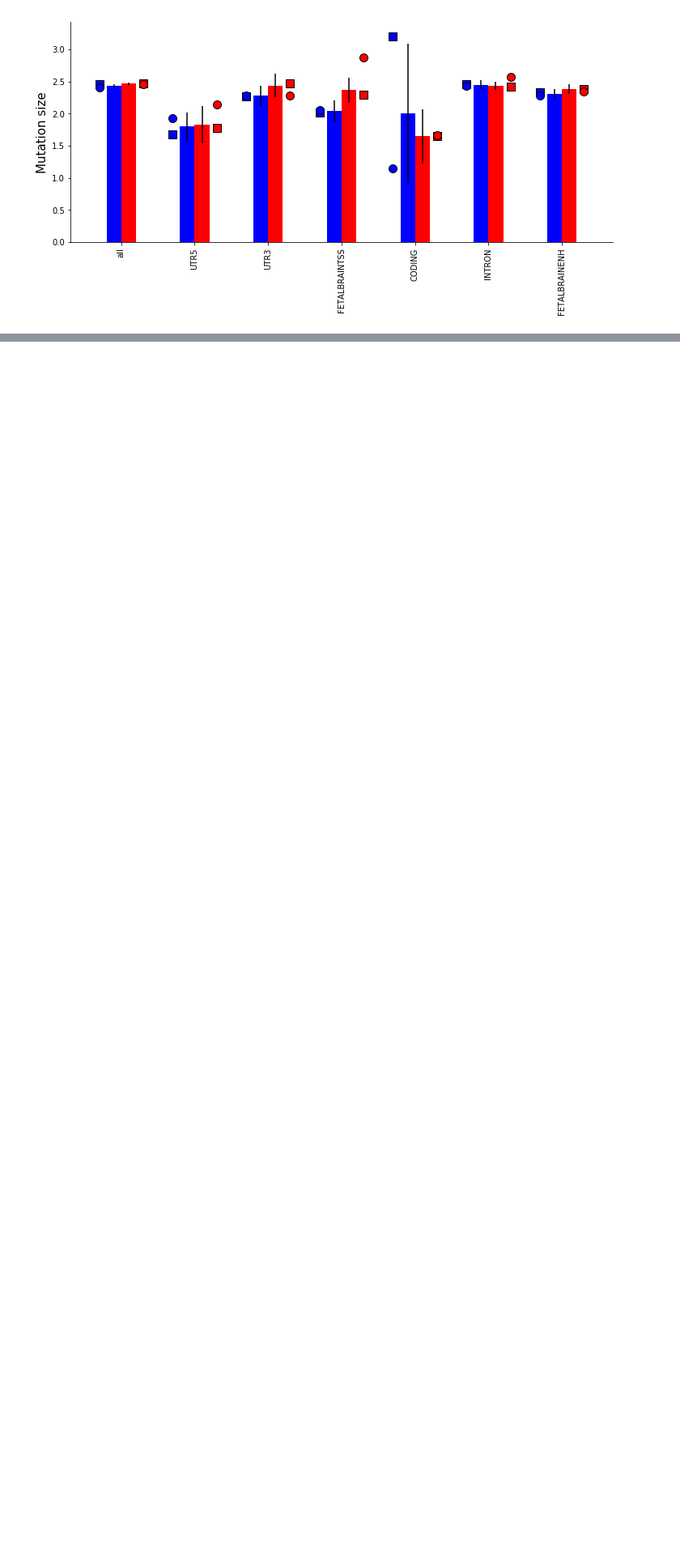
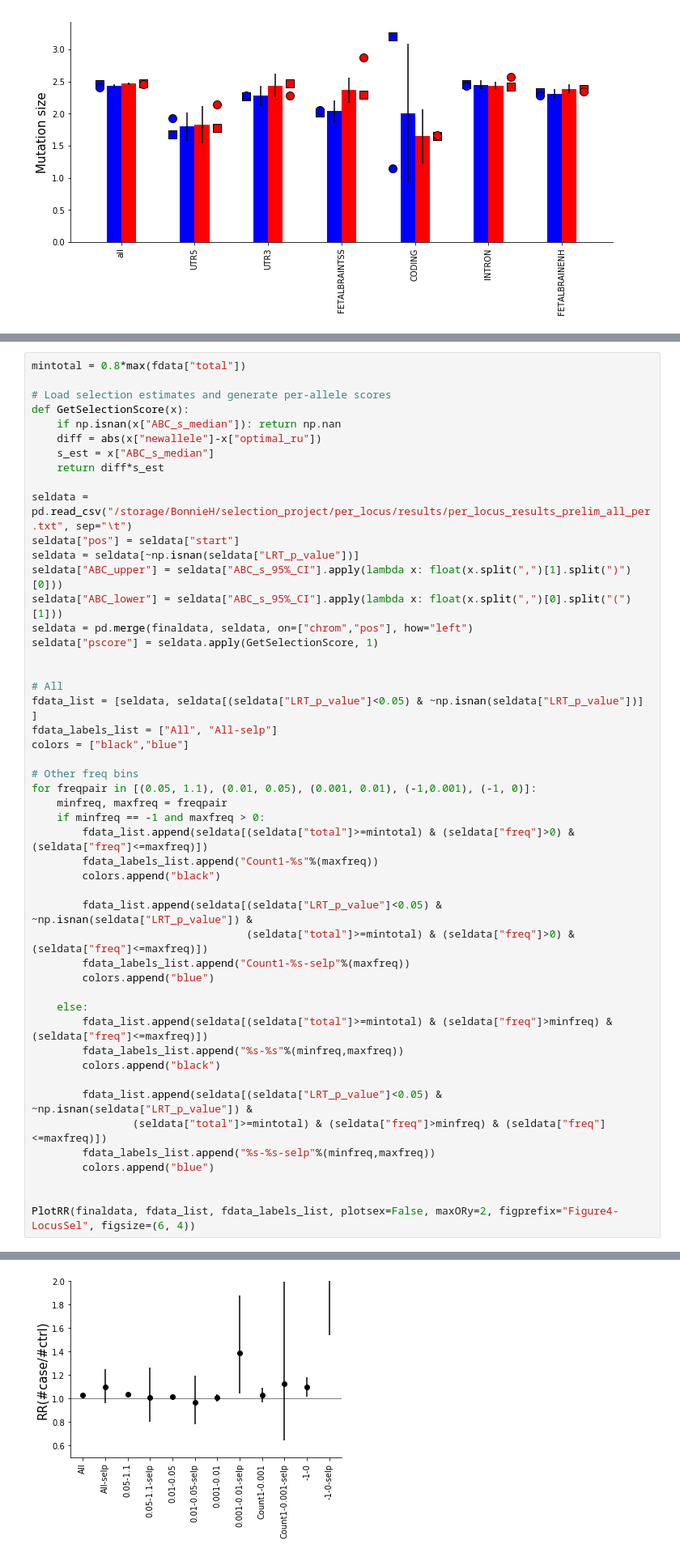
Before and after one commit to gymreklab/ssc-denovos-paper, a Jupyter notebook: figure-notebooks-v2/Mitra_etal_Figure3+4_Burden_v2.ipynb, the cells around one changed output, grey strips where cells are left out. Shown: that part at 81% size. Cells and saved outputs as stored; diff of their text form; blank space fills up the shorter version.

```diff
--- a/figure-notebooks-v2/Mitra_etal_Figure3+4_Burden_v2.ipynb
+++ b/figure-notebooks-v2/Mitra_etal_Figure3+4_Burden_v2.ipynb
@@ -535,0 +638,50 @@ See the caveats in the documentation: http://pandas.pydata.org/pandas-docs/stabl
+# %%
+mintotal = 0.8*max(fdata["total"])
+
+# Load selection estimates and generate per-allele scores
+def GetSelectionScore(x):
+    if np.isnan(x["ABC_s_median"]): return np.nan
+    diff = abs(x["newallele"]-x["optimal_ru"])
+    s_est = x["ABC_s_median"]
+    return diff*s_est
+
+seldata = pd.read_csv("/storage/BonnieH/selection_project/per_locus/results/per_locus_results_prelim_all_per.txt", sep="\t")
+seldata["pos"] = seldata["start"]
+seldata = seldata[~np.isnan(seldata["LRT_p_value"])]
+seldata["ABC_upper"] = seldata["ABC_s_95%_CI"].apply(lambda x: float(x.split(",")[1].split(")")[0]))
+seldata["ABC_lower"] = seldata["ABC_s_95%_CI"].apply(lambda x: float(x.split(",")[0].split("(")[1]))
+seldata = pd.merge(finaldata, seldata, on=["chrom","pos"], how="left")
+seldata["pscore"] = seldata.apply(GetSelectionScore, 1)
+
+
+# All
+fdata_list = [seldata, seldata[(seldata["LRT_p_value"]<0.05) & ~np.isnan(seldata["LRT_p_value"])] ]
+fdata_labels_list = ["All", "All-selp"]
+colors = ["black","blue"]
+
+# Other freq bins
+for freqpair in [(0.05, 1.1), (0.01, 0.05), (0.001, 0.01), (-1,0.001), (-1, 0)]:
+    minfreq, maxfreq = freqpair
+    if minfreq == -1 and maxfreq > 0:
+        fdata_list.append(seldata[(seldata["total"]>=mintotal) & (seldata["freq"]>0) & (seldata["freq"]<=maxfreq)])
+        fdata_labels_list.append("Count1-%s"%(maxfreq))
+        colors.append("black")
+
+        fdata_list.append(seldata[(seldata["LRT_p_value"]<0.05) & ~np.isnan(seldata["LRT_p_value"]) &
+                                  (seldata["total"]>=mintotal) & (seldata["freq"]>0) & (seldata["freq"]<=maxfreq)])
+        fdata_labels_list.append("Count1-%s-selp"%(maxfreq))
+        colors.append("blue")
+
+    else:
+        fdata_list.append(seldata[(seldata["total"]>=mintotal) & (seldata["freq"]>minfreq) & (seldata["freq"]<=maxfreq)])
+        fdata_labels_list.append("%s-%s"%(minfreq,maxfreq))
+        colors.append("black")
+
+        fdata_list.append(seldata[(seldata["LRT_p_value"]<0.05) & ~np.isnan(seldata["LRT_p_value"]) &
+                (seldata["total"]>=mintotal) & (seldata["freq"]>minfreq) & (seldata["freq"]<=maxfreq)])
+        fdata_labels_list.append("%s-%s-selp"%(minfreq,maxfreq))
+        colors.append("blue")
+
+
+PlotRR(finaldata, fdata_list, fdata_labels_list, plotsex=False, maxORy=2, figprefix="Figure4-LocusSel", figsize=(6, 4))
+# %% [output]
@@ -535,0 +705 @@ See the caveats in the documentation: http://pandas.pydata.org/pandas-docs/stabl
+[figure, added]
```
Also changed, not shown: parts of 16 cells of this notebook, 2 other files.
